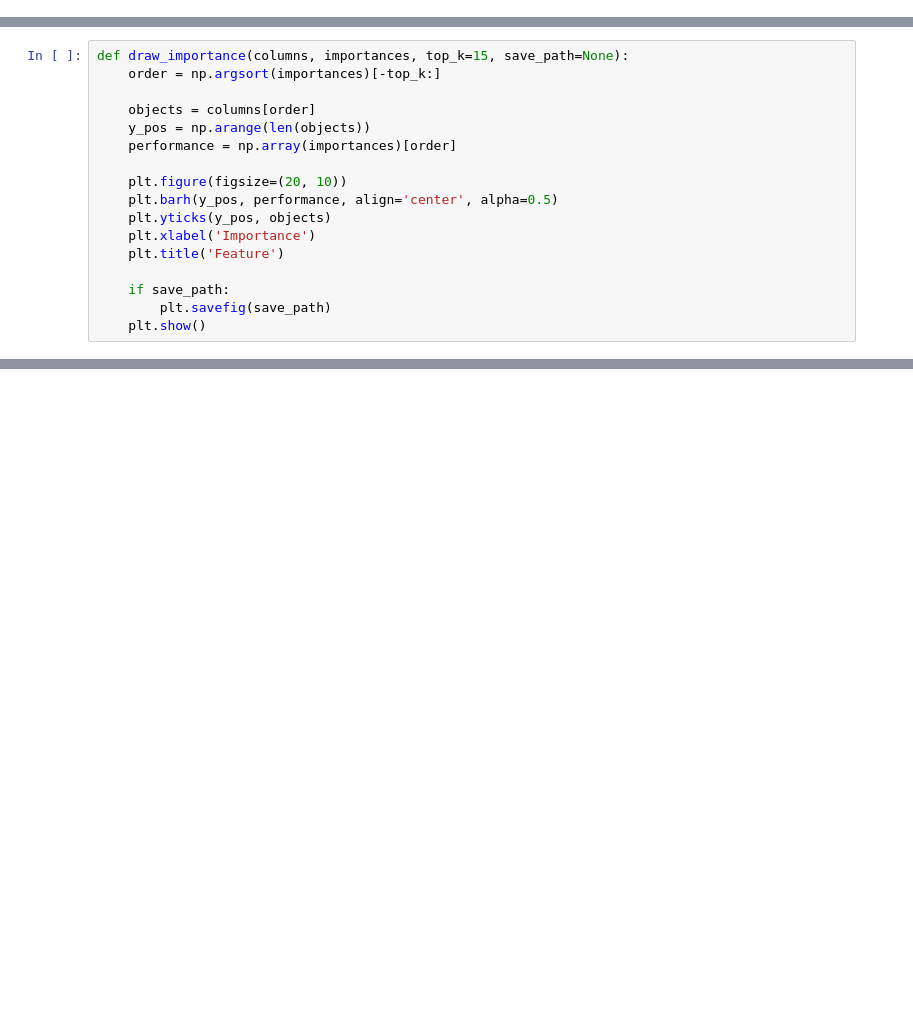
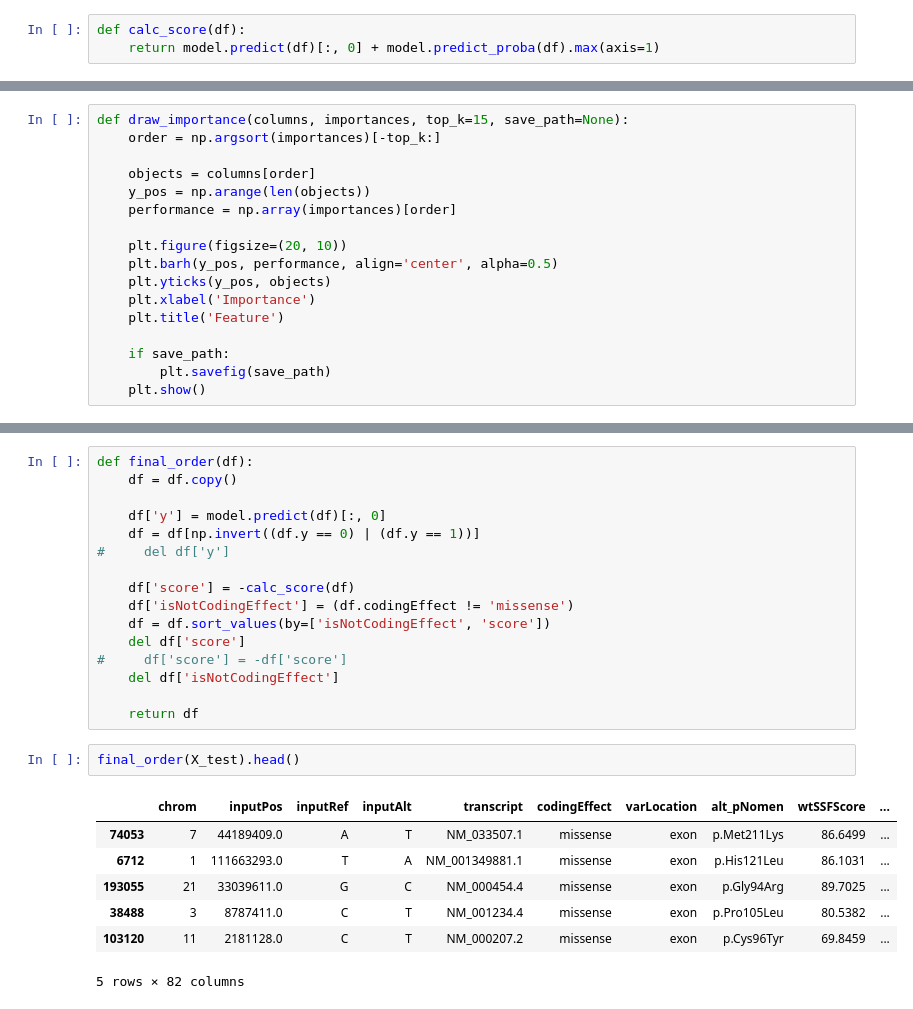
Before and after one commit to rebryk/biohack-2018, a Jupyter notebook: catboost.ipynb, the cells around one changed output, grey strips where cells are left out. Cells and saved outputs as stored; diff of their text form; blank space fills up the shorter version.

```diff
--- a/catboost.ipynb
+++ b/catboost.ipynb
@@ -300,3 +300,6 @@ y_pred_proba = model.predict_proba(X_test).max(axis=1)
 # %% [output]
 0.9346888292256177
+# %%
+def calc_score(df):
+    return model.predict(df)[:, 0] + model.predict_proba(df).max(axis=1)
 # %%
@@ -335,0 +349,26 @@ draw_importance(X_train.columns, model.feature_importances_,
+# %%
+def final_order(df):
+    df = df.copy()
+
+    df['y'] = model.predict(df)[:, 0]
+    df = df[np.invert((df.y == 0) | (df.y == 1))]
+#     del df['y']
+
+    df['score'] = -calc_score(df)
+    df['isNotCodingEffect'] = (df.codingEffect != 'missense')
+    df = df.sort_values(by=['isNotCodingEffect', 'score'])
+    del df['score']
+#     df['score'] = -df['score']
+    del df['isNotCodingEffect']
+
+    return df
+# %%
+final_order(X_test).head()
+# %% [output]
+|  | chrom | inputPos | inputRef | inputAlt | transcript | codingEffect | varLocation | alt_pNomen | wtSSFScore | ... |
+| 74053 | 7 | 44189409.0 | A | T | NM_033507.1 | missense | exon | p.Met211Lys | 86.6499 | ... |
+| 6712 | 1 | 111663293.0 | T | A | NM_001349881.1 | missense | exon | p.His121Leu | 86.1031 | ... |
+| 193055 | 21 | 33039611.0 | G | C | NM_000454.4 | missense | exon | p.Gly94Arg | 89.7025 | ... |
+| 38488 | 3 | 8787411.0 | C | T | NM_001234.4 | missense | exon | p.Pro105Leu | 80.5382 | ... |
+| 103120 | 11 | 2181128.0 | C | T | NM_000207.2 | missense | exon | p.Cys96Tyr | 69.8459 | ... |
+5 rows × 82 columns
```
Also changed, not shown: parts of 7 cells of this notebook, 1 other file.
